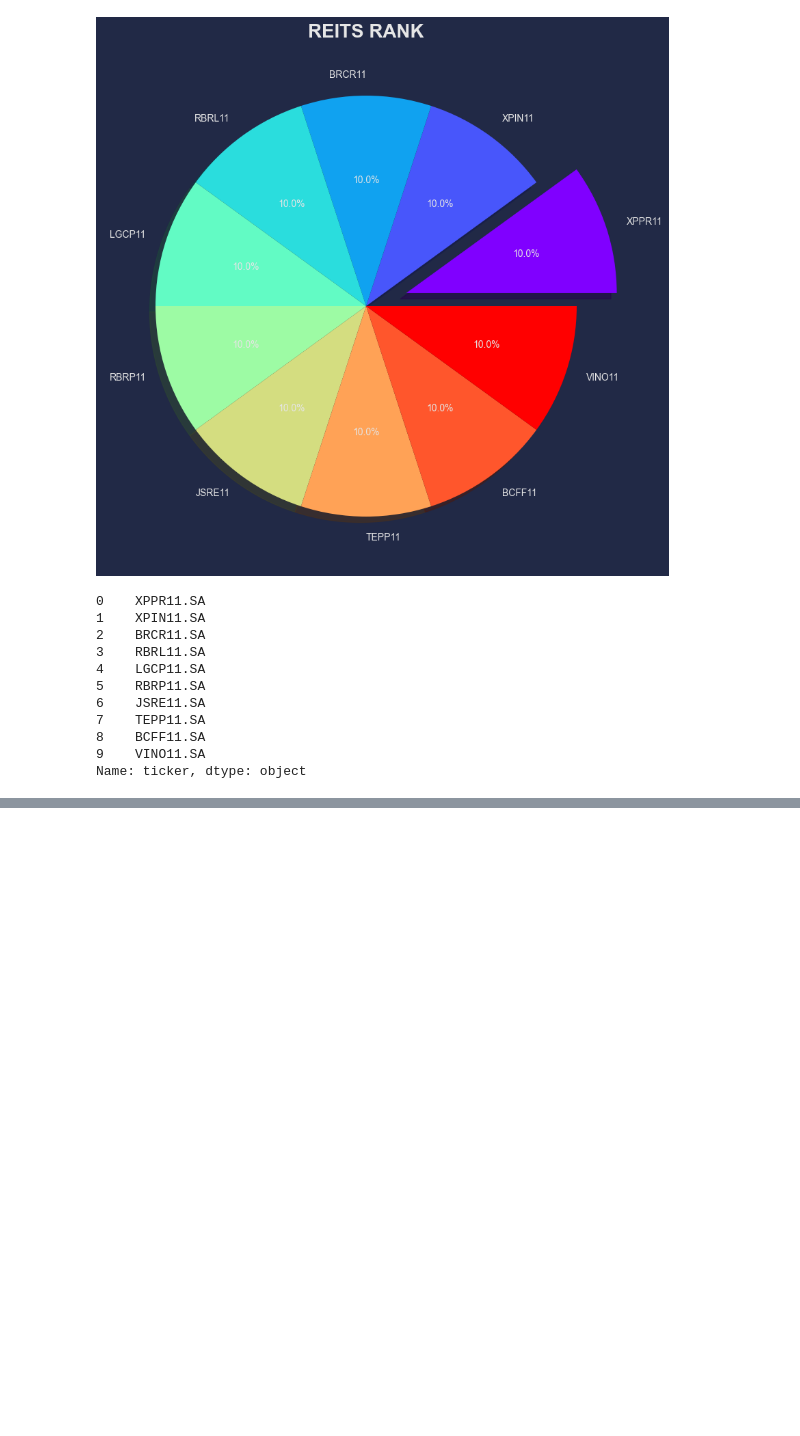
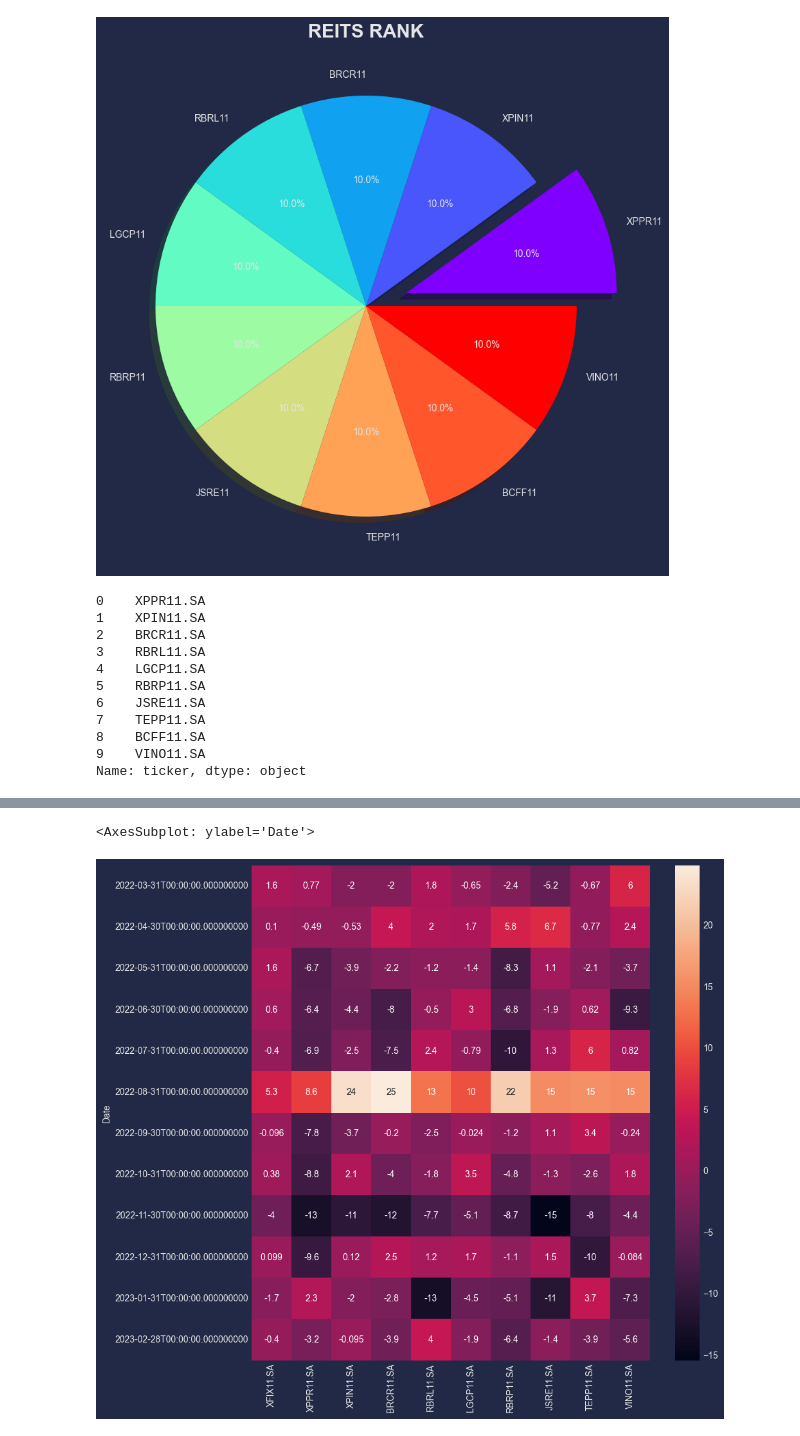
Before and after one commit to jrocarlos/reits_rank, a Jupyter notebook: reits_rank.ipynb, the cells around one changed output, grey strips where cells are left out. Saved outputs shown, nothing was run; the diff lists cells and outputs as text; code cells hidden in the pictures; blank space fills up the shorter version.

```diff
--- a/reits_rank.ipynb
+++ b/reits_rank.ipynb
@@ -457,0 +458,5 @@ plt.rcParams['figure.figsize'] = [10, 10]
+# %%
+sns.heatmap(dd, annot=True)
+# %% [output]
+<AxesSubplot: ylabel='Date'>
+[figure, added]
```
Also changed, not shown: parts of 5 cells of this notebook.
